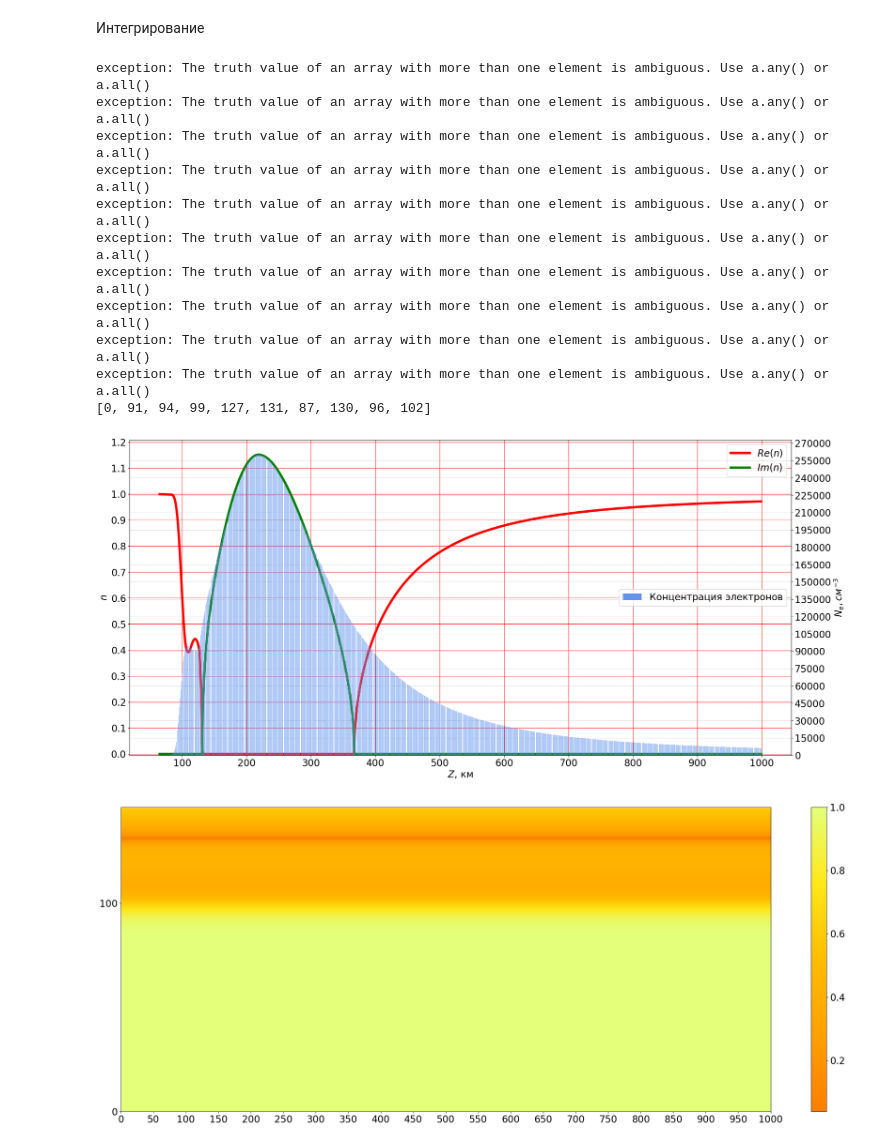
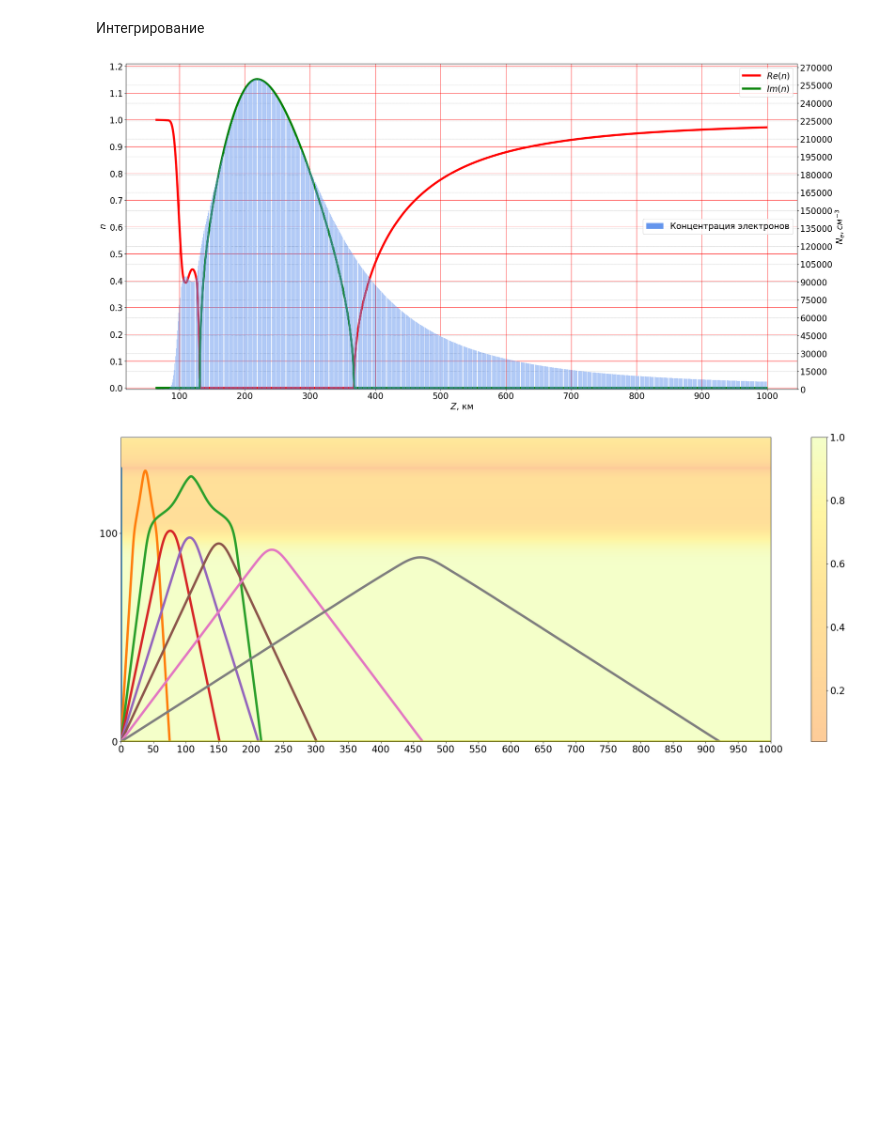
Before and after one commit to astronom-v-cube/exam_rrv, a Jupyter notebook: 5.ipynb, the cells around one changed output. Drawn from its saved outputs; the diff is of its cells as text; code cells hidden in the pictures; blank space fills up the shorter version.

```diff
--- a/5.ipynb
+++ b/5.ipynb
@@ -87,9 +90,9 @@ def init_var(freq, mode):
     # отдельная переменная для создания подложки
     n_for_graph = np.pad(sqrt(abs(n_quad)), (1000 - len(n), 0), mode='constant', constant_values=1)
 
-    return omega, omega_plasm, n_quad, n, interpol_n, n_for_graph, z, N_e, layers
+    return omega, omega_plasm, n_quad, n, interpol_n, n_for_graph, z, N_e, layers, freq, mode
 # %%
-def ploting_n_distibution(n, N_e):
+def ploting_n_distibution(n, N_e, freq, mode):
     fig, ax = plt.subplots(figsize=(25, 12))
     ax.plot(z/1000, n.real, label='$Re(n)$', color='r', linewidth=5, zorder = 10)
     if np.sum(n.imag) != 0:
@@ -108,6 +111,8 @@ def ploting_n_distibution(n, N_e):
     ax2.yaxis.set_major_locator(ticker.MultipleLocator(15000))
     ax2.grid(which='major', color = 'dimgrey', linestyle = ':', linewidth = 0.5)
     plt.legend(loc = 'center right')
+    plt.tight_layout()
+    plt.savefig(f'n, {freq}, {mode}.png')
 # %% [markdown]
 Интегрирование
 # %%
@@ -139,7 +144,7 @@ def solve(n, z0, teta_0, phi_0, t):
     sol = solve_ivp(ode, [t[0], t[-1]], p0, args=(n, p_x0, p_y0), dense_output=True, max_step = 1000)
     return sol.sol(t)
 # %%
-def calculating(thetas, freq, interpol_n, n_for_graph, layers, colors = None, background = True, layers_mode = False):
+def calculating(thetas, freq, interpol_n, n_for_graph, layers, mode, colors = False, background = True, layers_mode = False):
 
     x_max_on_line = []
     z_max_on_line = []
@@ -147,20 +152,22 @@ def calculating(thetas, freq, interpol_n, n_for_graph, layers, colors = None, ba
     fig = plt.figure(figsize=(25, 10))
     ax = fig.gca()
 
+    colors_arr = plt.cm.rainbow(thetas)[::-1]
+
     for index, theta in enumerate(tqdm(thetas, ncols=100)):
         t = np.linspace(0, 5000e3, 2**12) # читать как оптический путь
         x, y, z, p_z = solve(interpol_n, 0, theta, 0, t)
         x_max_on_line.append(int(x.max()/1e3))
         z_max_on_line.append(int(z.max()/1e3))
-        if colors != None:
-            plt.plot(x/1e3, z/1e3, linewidth=5, c = colors[index])
+        if colors != False:
+            plt.plot(x/1e3, z/1e3, linewidth=5, c = colors_arr[index])
         else:
             plt.plot(x/1e3, z/1e3, linewidth=5)
 
     z_max, x_max = np.array(z_max_on_line).max(), np.array(x_max_on_line).max()
 
     if background == True:
-        plt.imshow(np.tile(n_for_graph.reshape(-1, 1)[0:z_max + 15], x_max), origin='lower', cmap=plt.cm.Wistia.reversed(), aspect='auto')
+        plt.imshow(np.tile(n_for_graph.reshape(-1, 1)[0:z_max + 15], x_max), origin='lower', cmap=plt.cm.Wistia.reversed(), aspect='auto', alpha=0.4)
 
     if layers_mode == True:
         for index, layer in enumerate(tqdm(layers, ncols=150)):
@@ -172,6 +179,6 @@ def calculating(thetas, freq, interpol_n, n_for_graph, layers, colors = None, ba
     plt.xlim(0, x_max) if x_max < 1000 else plt.xlim(0, 1000)
     plt.colorbar()
     plt.tight_layout()
-    plt.savefig(f'{freq}.png')
+    plt.savefig(f'ray, {freq}, {mode}.png')
 # %%
 import concurrent.futures
@@ -231,18 +244,11 @@ def multi_calculating(thetas, freq, interpol_n, n_for_graph, layers, colors = No
 # %%
-omega, omega_plasm, n_quad, n, interpol_n, n_for_graph, z, N_e, layers = init_var(3, 'day')
-ploting_n_distibution(n, N_e)
-multi_calculating(np.linspace(0, pi/2, 10), 8, interpol_n, n_for_graph, layers)
+# omega, omega_plasm, n_quad, n, interpol_n, n_for_graph, z, N_e, layers, mode = init_var(3, 'day')
+# ploting_n_distibution(n, N_e)
+# multi_calculating(np.linspace(0, pi/2, 25), 8, interpol_n, n_for_graph, layers, mode, colors = False, background = True, layers_mode = False)
-# %% [output]
-exception: The truth value of an array with more than one element is ambiguous. Use a.any() or a.all()
-exception: The truth value of an array with more than one element is ambiguous. Use a.any() or a.all()
-exception: The truth value of an array with more than one element is ambiguous. Use a.any() or a.all()
-exception: The truth value of an array with more than one element is ambiguous. Use a.any() or a.all()
-exception: The truth value of an array with more than one element is ambiguous. Use a.any() or a.all()
-exception: The truth value of an array with more than one element is ambiguous. Use a.any() or a.all()
-exception: The truth value of an array with more than one element is ambiguous. Use a.any() or a.all()
-exception: The truth value of an array with more than one element is ambiguous. Use a.any() or a.all()
-exception: The truth value of an array with more than one element is ambiguous. Use a.any() or a.all()
-exception: The truth value of an array with more than one element is ambiguous. Use a.any() or a.all()
-[0, 91, 94, 99, 127, 131, 87, 130, 96, 102]
-[figure, removed]
-[figure, removed]
+# %%
+omega, omega_plasm, n_quad, n, interpol_n, n_for_graph, z, N_e, layers, freq, mode = init_var(3, 'day')
+ploting_n_distibution(n, N_e, freq=freq, mode=mode)
+calculating(np.linspace(0, pi/2, 9), freq, interpol_n, n_for_graph, layers, mode, colors = False, background = True, layers_mode = False)
+# %% [output]
+[figure, added]
+[figure, added]
```
Also changed, not shown: parts of 5 cells of this notebook, 8 other files.
